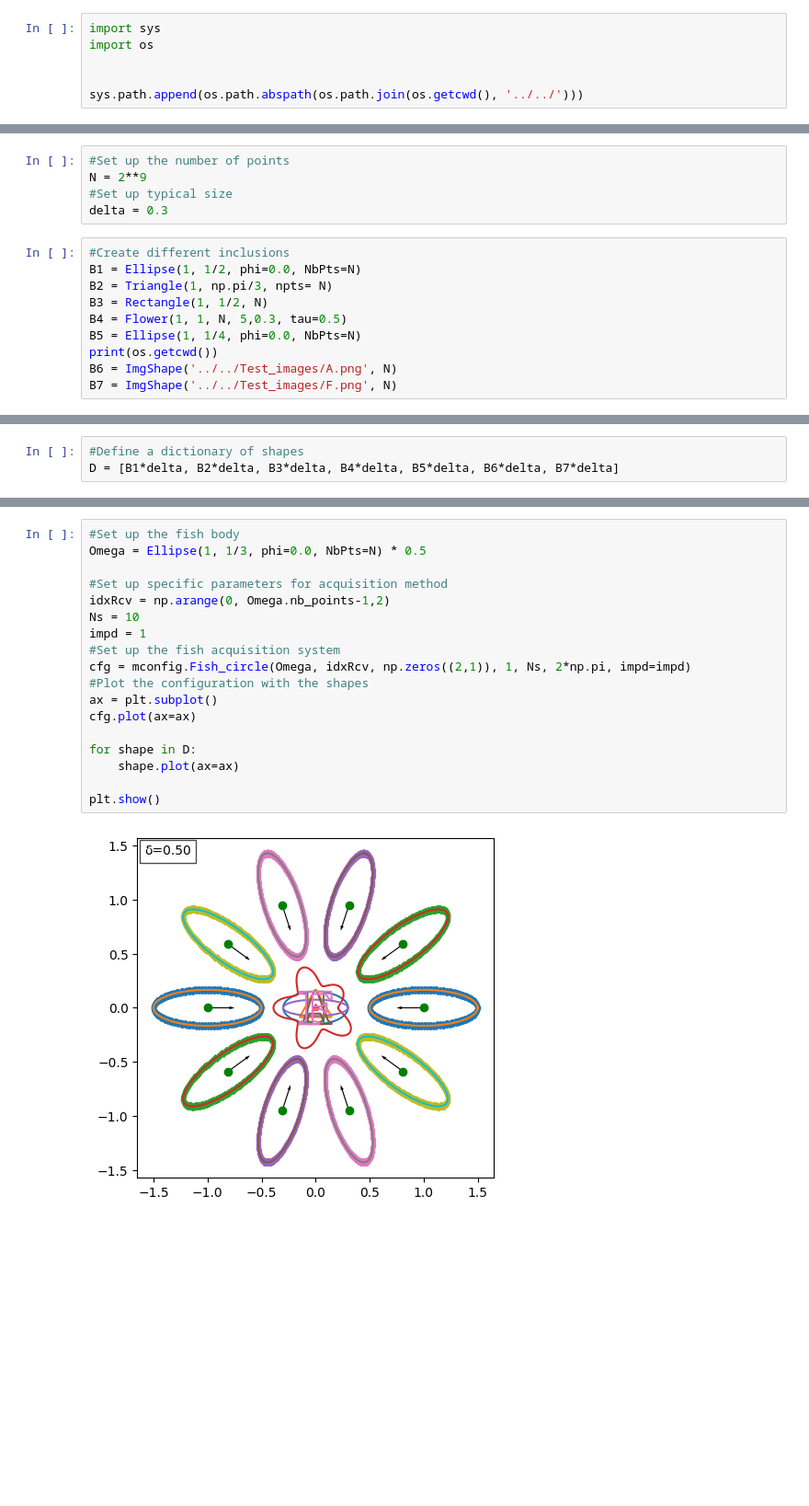
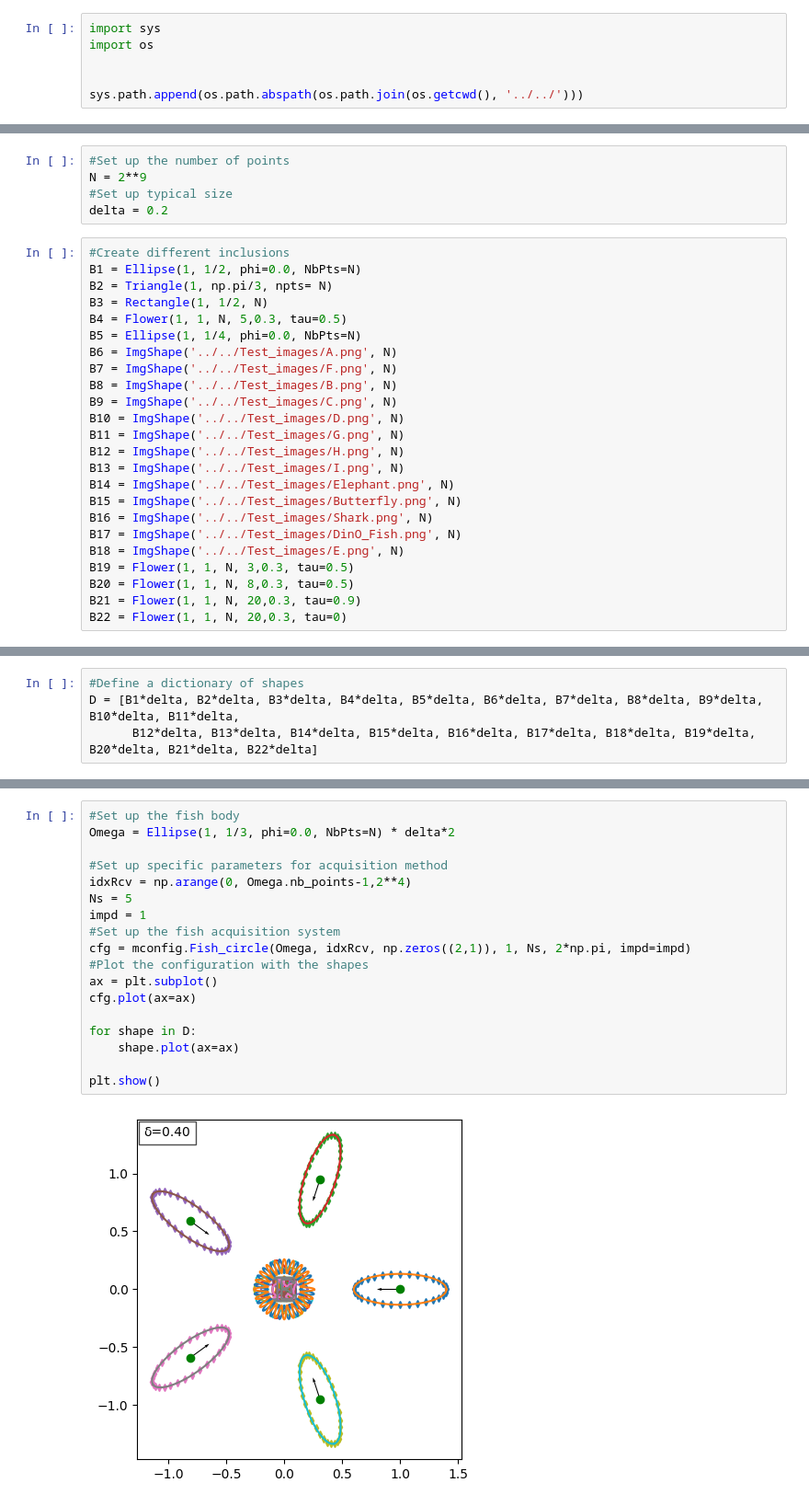
Before and after one commit to Ukechh/SIES_Python_version, a Jupyter notebook: demo/Electric_Fish/demo_shape_recognition_jupyter.ipynb, the cells around one changed output, grey strips where cells are left out. Shown at 92% size. Cells and saved outputs as stored; diff of their text form; blank space fills up the shorter version.

Commit message:
Added testing environment, more images for dictionary And corrections to previous code.

```diff
--- a/demo/Electric_Fish/demo_shape_recognition_jupyter.ipynb
+++ b/demo/Electric_Fish/demo_shape_recognition_jupyter.ipynb
@@ -16,7 +17,7 @@ from figure.ImageShape.Image_shape import ImgShape
 #Set up the number of points
 N = 2**9
 #Set up typical size
-delta = 0.3
+delta = 0.2
 # %%
 #Create different inclusions
 B1 = Ellipse(1, 1/2, phi=0.0, NbPts=N)
@@ -24,7 +25,21 @@ B2 = Triangle(1, np.pi/3, npts= N)
 B3 = Rectangle(1, 1/2, N)
 B4 = Flower(1, 1, N, 5,0.3, tau=0.5)
 B5 = Ellipse(1, 1/4, phi=0.0, NbPts=N)
-print(os.getcwd())
 B6 = ImgShape('../../Test_images/A.png', N)
 B7 = ImgShape('../../Test_images/F.png', N)
+B8 = ImgShape('../../Test_images/B.png', N)
+B9 = ImgShape('../../Test_images/C.png', N)
+B10 = ImgShape('../../Test_images/D.png', N)
+B11 = ImgShape('../../Test_images/G.png', N)
+B12 = ImgShape('../../Test_images/H.png', N)
+B13 = ImgShape('../../Test_images/I.png', N)
+B14 = ImgShape('../../Test_images/Elephant.png', N)
+B15 = ImgShape('../../Test_images/Butterfly.png', N)
+B16 = ImgShape('../../Test_images/Shark.png', N)
+B17 = ImgShape('../../Test_images/DinO_Fish.png', N)
+B18 = ImgShape('../../Test_images/E.png', N)
+B19 = Flower(1, 1, N, 3,0.3, tau=0.5)
+B20 = Flower(1, 1, N, 8,0.3, tau=0.5)
+B21 = Flower(1, 1, N, 20,0.3, tau=0.9)
+B22 = Flower(1, 1, N, 20,0.3, tau=0)
 # %% [output]
@@ -34,5 +59,6 @@ Successful extraction!
 # %%
 #Define a dictionary of shapes
-D = [B1*delta, B2*delta, B3*delta, B4*delta, B5*delta, B6*delta, B7*delta]
+D = [B1*delta, B2*delta, B3*delta, B4*delta, B5*delta, B6*delta, B7*delta, B8*delta, B9*delta, B10*delta, B11*delta,
+      B12*delta, B13*delta, B14*delta, B15*delta, B16*delta, B17*delta, B18*delta, B19*delta, B20*delta, B21*delta, B22*delta]
 # %%
 #Set conductivity and permitivitty for inclusions
@@ -44,23 +72,23 @@ freq = np.linspace(0, 2*np.pi, endpoint=False, num=10)
 # %%
 #Set up the fish body
-Omega = Ellipse(1, 1/3, phi=0.0, NbPts=N) * 0.5
+Omega = Ellipse(1, 1/3, phi=0.0, NbPts=N) * delta*2
 
 #Set up specific parameters for acquisition method
-idxRcv = np.arange(0, Omega.nb_points-1,2)
-Ns = 10
+idxRcv = np.arange(0, Omega.nb_points-1,2**4)
+Ns = 5
 impd = 1
 #Set up the fish acquisition system
 cfg = mconfig.Fish_circle(Omega, idxRcv, np.zeros((2,1)), 1, Ns, 2*np.pi, impd=impd)
 #Plot the configuration with the shapes
 ax = plt.subplot()
 cfg.plot(ax=ax)
 
 for shape in D:
     shape.plot(ax=ax)
 
 plt.show()
 # %% [output]
-[figure, old version]
+[figure, new version]
 # %%
 #Compute Invariants for the dictionary shapes
 
```
Also changed, not shown: parts of 9 cells of this notebook, 25 other files.
